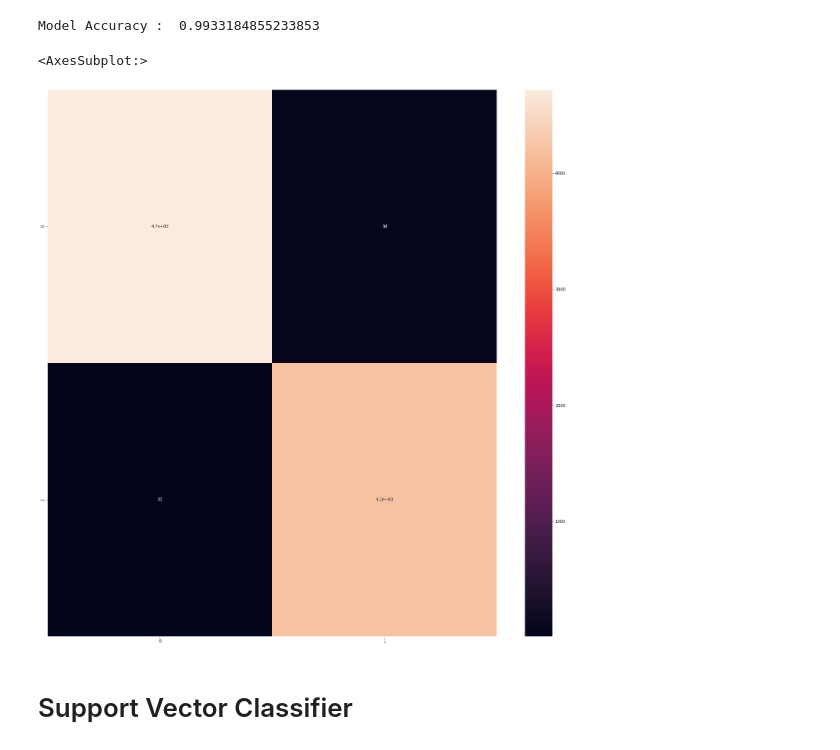
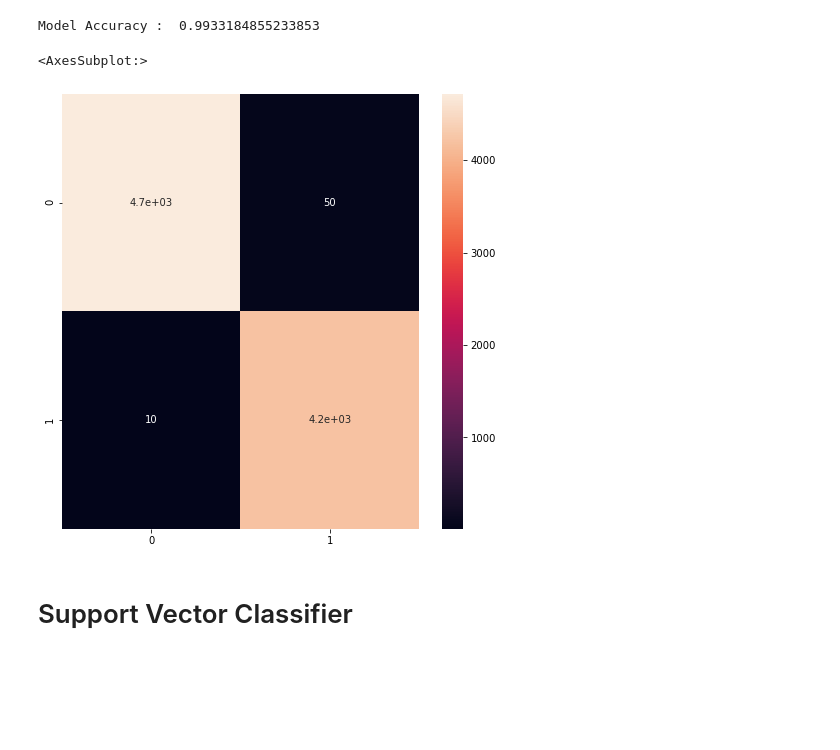
Before and after one commit to GiadaV/FakeNewsPrediction, a Jupyter notebook: Vanini_FakeNewsPrediction.ipynb, the cells around one changed output. Cells and saved outputs as stored; diff of their text form; code cells hidden in the pictures; blank space fills up the shorter version.

```diff
--- a/Vanini_FakeNewsPrediction.ipynb
+++ b/Vanini_FakeNewsPrediction.ipynb
@@ -497,12 +498,12 @@ Model Accuracy :  0.9933184855233853
 # %%
 # get the confusion matrix
 from sklearn.metrics import confusion_matrix
 cm = confusion_matrix(list(y_test), prediction)
-plt.figure(figsize = (25, 25))
+plt.figure(figsize = (8, 8))
 sns.heatmap(cm, annot = True)
 # %% [output]
 <AxesSubplot:>
-[figure, old version]
+[figure, new version]
 # %%
 # category dict
 category = { 0: 'Fake News', 1 : "Real News"}
```
Also changed, not shown: parts of 6 cells of this notebook.
